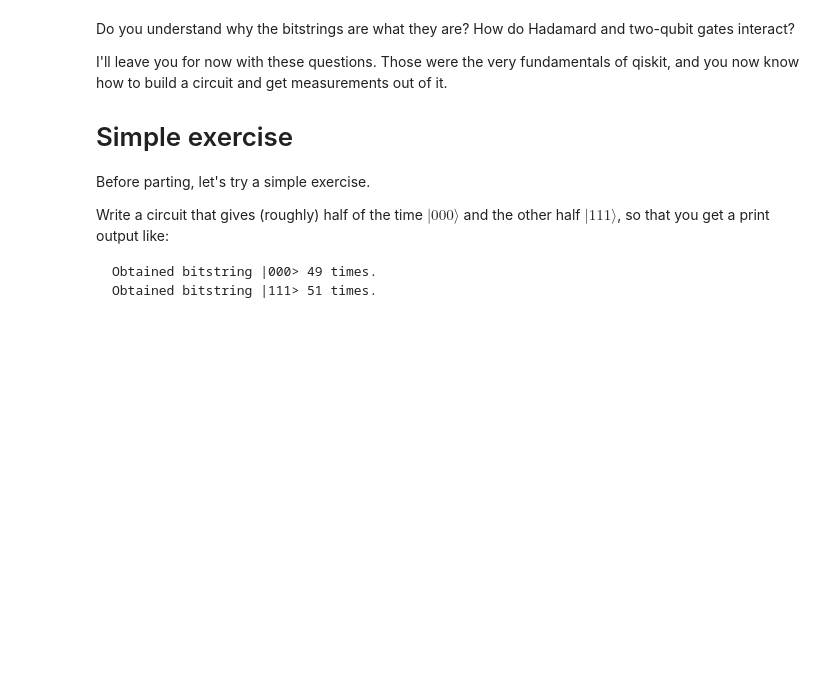
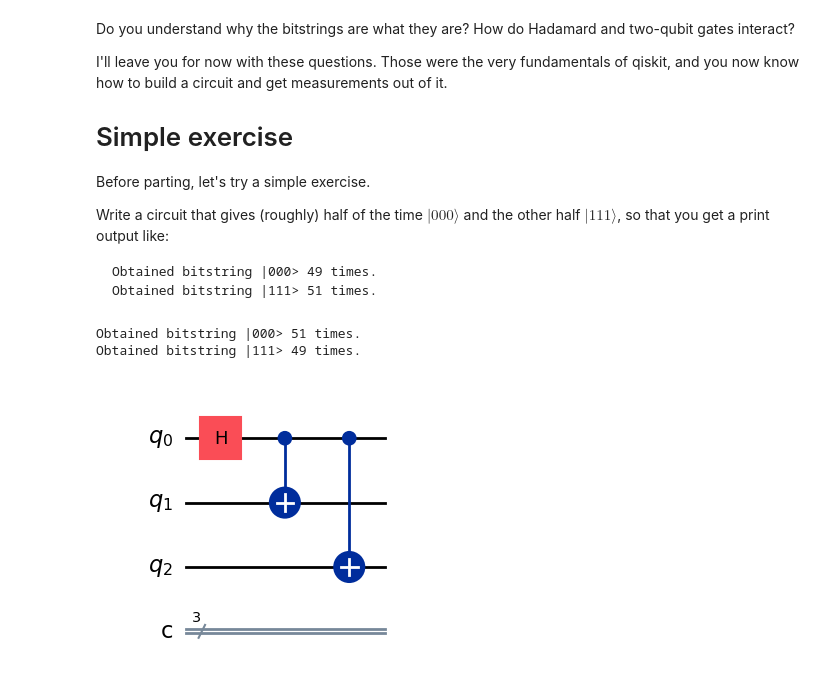
Before and after one commit to RicemanBoy/Qiskit, a Jupyter notebook: 01_basics.ipynb, the cells around one changed output. Drawn from its saved outputs; the diff is of its cells as text; code cells hidden in the pictures; blank space fills up the shorter version.

````diff
--- a/01_basics.ipynb
+++ b/01_basics.ipynb
@@ -144,13 +162,20 @@ Obtained bitstring |000> 49 times.
 Obtained bitstring |111> 51 times.
  ```
 # %%
+your_circuit = QuantumCircuit(3,3)
 
-your_circuit = QuantumCircuit(3,3)
+your_circuit.h(0)
+your_circuit.cx(0,1)
+your_circuit.cx(0,2)
 
 # YOUR CODE HERE
 
 # sample circuit
 n_shots = 100
 outcomes = sample_circuit(your_circuit,n_shots)
 print_outcomes(outcomes)
 your_circuit.draw(output="mpl")
+# %% [output]
+Obtained bitstring |000> 51 times.
+Obtained bitstring |111> 49 times.
+[figure, added]
````
Also changed, not shown: parts of 7 cells of this notebook.
